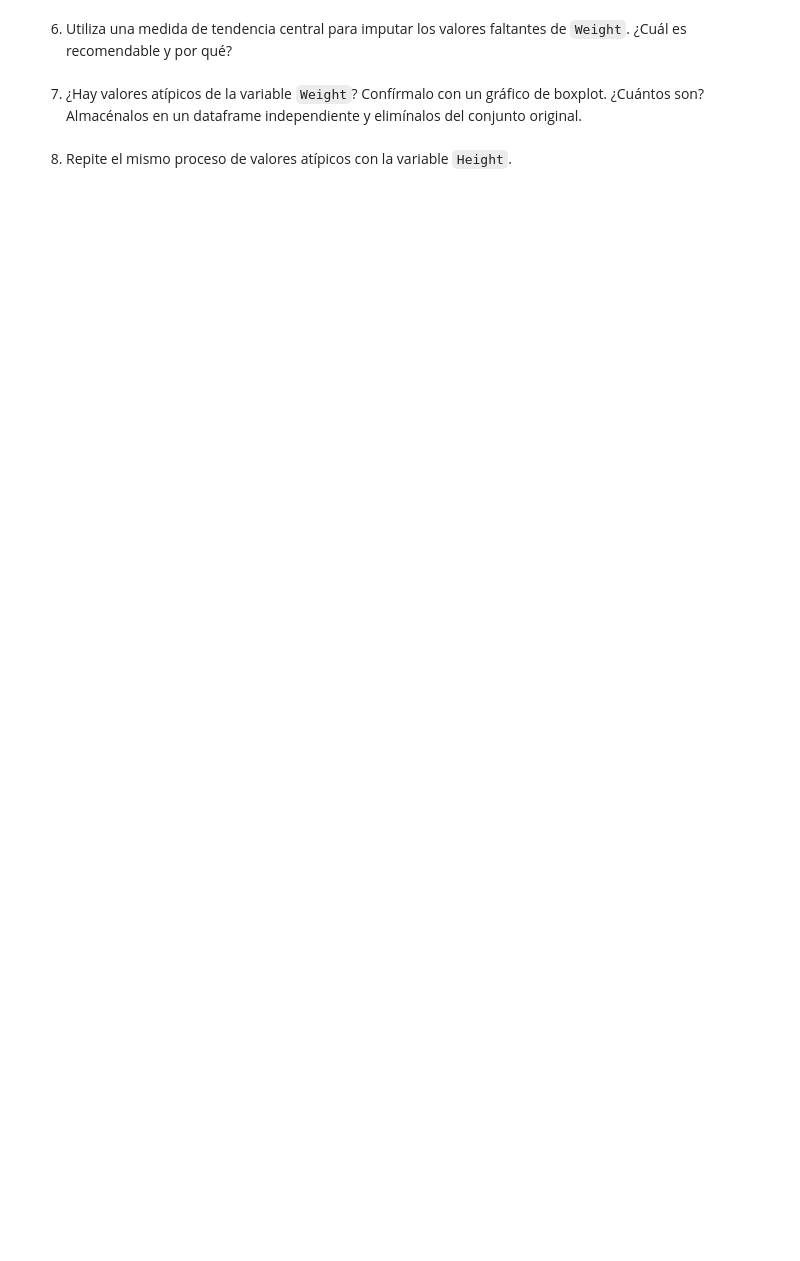
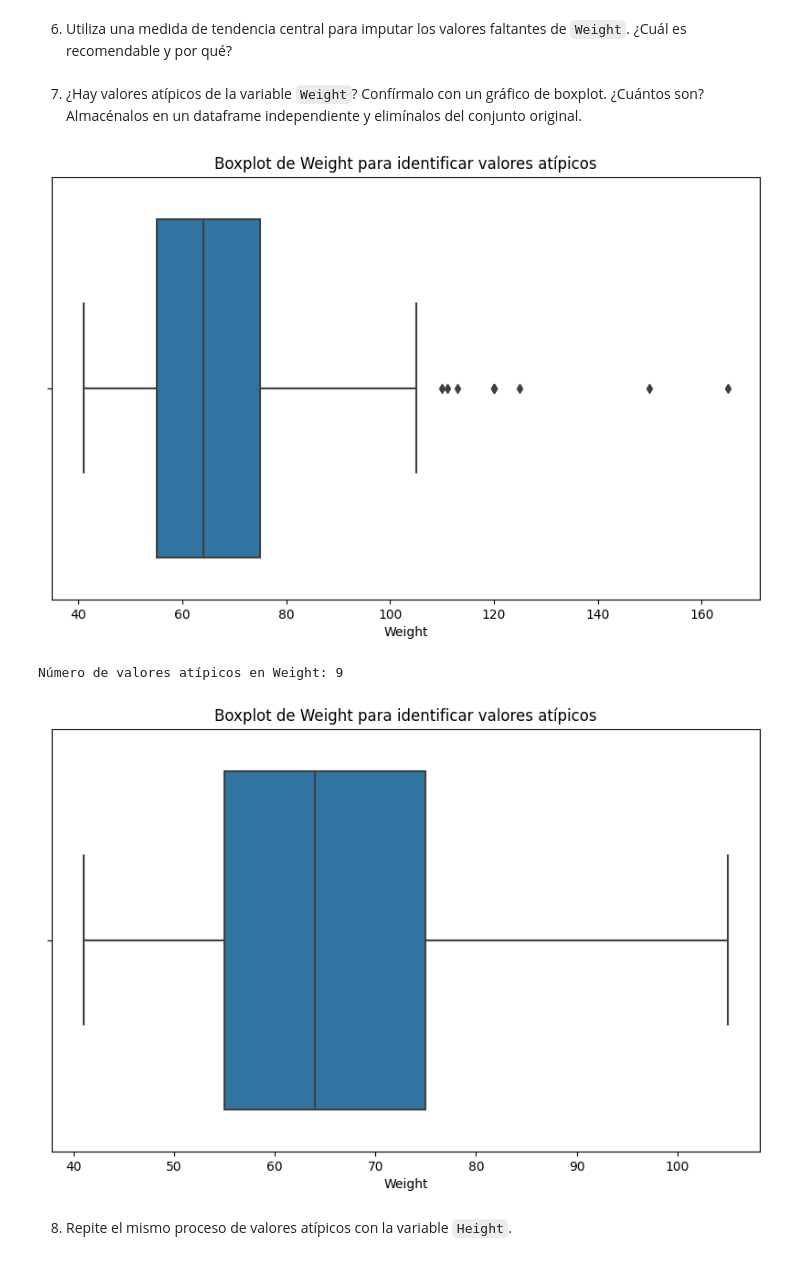
Before and after one commit to A01795331/estefania, a Jupyter notebook: Actividad5Preprocesamiento.ipynb, the cells around one changed output. Drawn from its saved outputs; the diff is of its cells as text; code cells hidden in the pictures; blank space fills up the shorter version.

```diff
--- a/Actividad5Preprocesamiento.ipynb
+++ b/Actividad5Preprocesamiento.ipynb
@@ -124,4 +213,34 @@ def Diagnose_MV_Categorical(df,str_att_name,BM_MV):
 # %% [markdown]
 7. ¿Hay valores atípicos de la variable `Weight`? Confírmalo con un gráfico de boxplot. ¿Cuántos son? Almacénalos en un dataframe independiente y elimínalos del conjunto original.
+# %%
+response_df = pd.read_csv('responses.csv')
+# grafico de valores atípicos con un boxplot
+plt.figure(figsize=(10, 6))
+sns.boxplot(x=response_df['Weight'])
+plt.title('Boxplot de Weight para identificar valores atípicos')
+plt.xlabel('Weight')
+plt.show()
+
+# Identifica y almacena valores atípicos en otro DataFrame
+Q1 = response_df['Weight'].quantile(0.25)
+Q3 = response_df['Weight'].quantile(0.75)
+IQR = Q3 - Q1
+outliers_df = response_df[(response_df['Weight'] < Q1 - 1.5 * IQR) | (response_df['Weight'] > Q3 + 1.5 * IQR)]
+num_outliers = len(outliers_df)
+print(f"Número de valores atípicos en Weight: {num_outliers}")
+
+# Eliminar valores atípicos del conjunto original
+response_df.drop(outliers_df.index, inplace=True)
+
+# grafico de valores atípicos con un boxplot
+plt.figure(figsize=(10, 6))
+sns.boxplot(x=response_df['Weight'])
+plt.title('Boxplot de Weight para identificar valores atípicos')
+plt.xlabel('Weight')
+plt.show()
+# %% [output]
+[figure, added]
+Número de valores atípicos en Weight: 9
+[figure, added]
 # %% [markdown]
 8. Repite el mismo proceso de valores atípicos con la variable `Height`.
```
Also changed, not shown: parts of 14 cells of this notebook.
